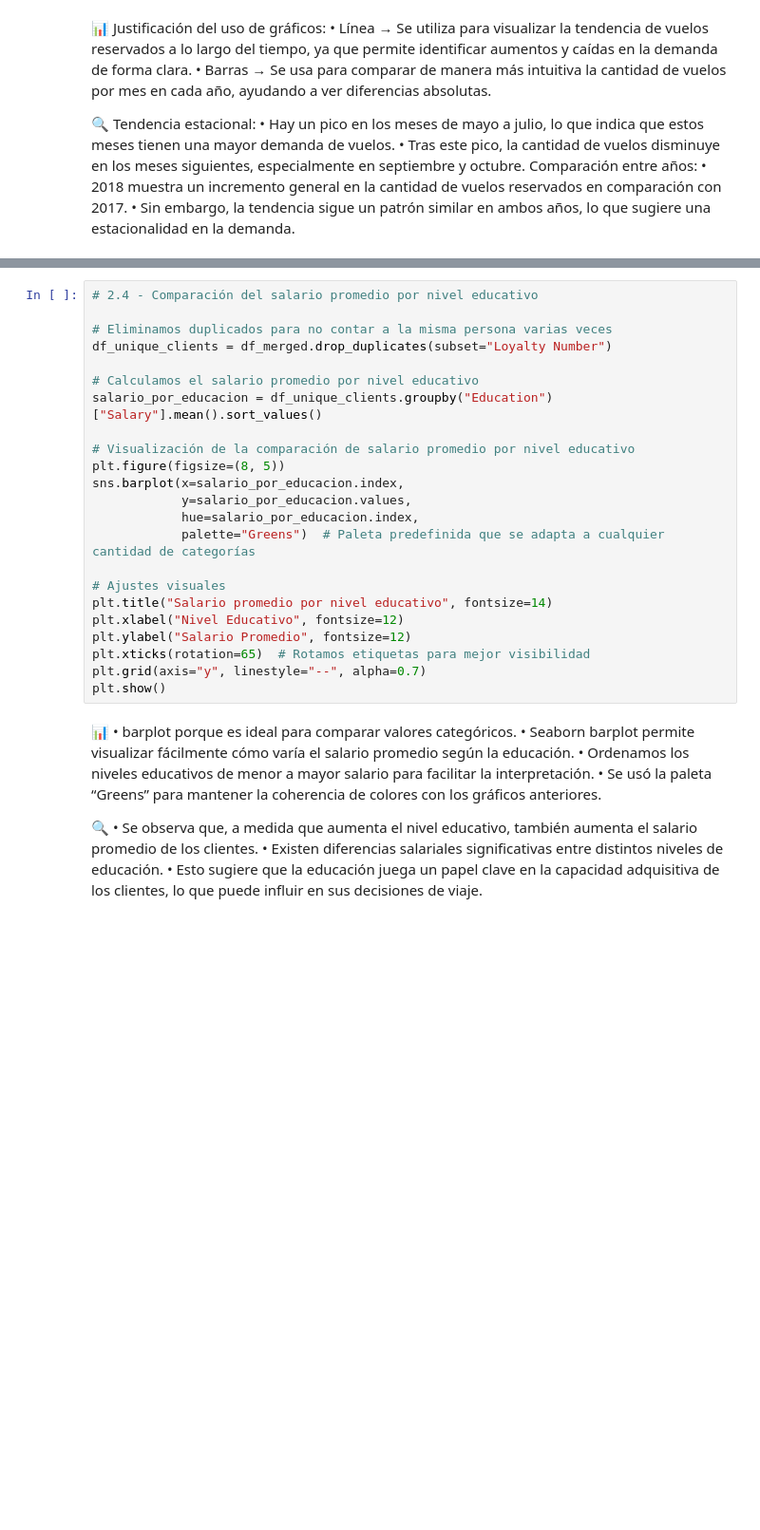
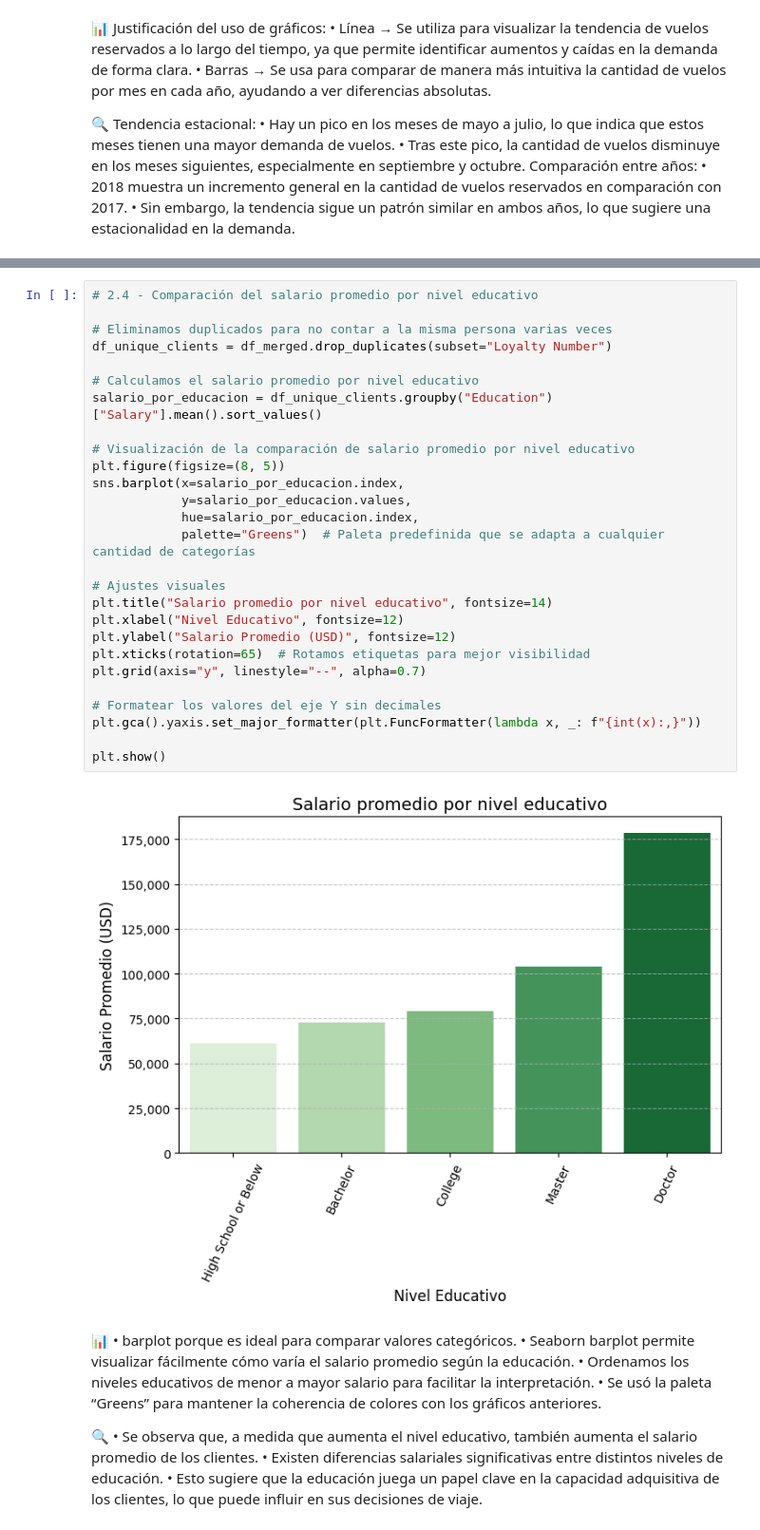
Before and after one commit to sara-rico/evaluacion-modulo3-SaraRico-aerolineas, a Jupyter notebook: evaluacion-modulo3-final-SaraRico-aerolineas.ipynb, the cells around one changed output, grey strips where cells are left out. Shown at 95% size. Saved outputs shown, nothing was run; the diff lists cells and outputs as text; blank space fills up the shorter version.

```diff
--- a/evaluacion-modulo3-final-SaraRico-aerolineas.ipynb
+++ b/evaluacion-modulo3-final-SaraRico-aerolineas.ipynb
@@ -252,26 +361,32 @@ plt.show()
 # %%
 # 2.4 - Comparación del salario promedio por nivel educativo
 
 # Eliminamos duplicados para no contar a la misma persona varias veces
 df_unique_clients = df_merged.drop_duplicates(subset="Loyalty Number")
 
 # Calculamos el salario promedio por nivel educativo
 salario_por_educacion = df_unique_clients.groupby("Education")["Salary"].mean().sort_values()
 
 # Visualización de la comparación de salario promedio por nivel educativo
 plt.figure(figsize=(8, 5))
 sns.barplot(x=salario_por_educacion.index,
             y=salario_por_educacion.values,
             hue=salario_por_educacion.index,
             palette="Greens")  # Paleta predefinida que se adapta a cualquier cantidad de categorías
 
 # Ajustes visuales
 plt.title("Salario promedio por nivel educativo", fontsize=14)
 plt.xlabel("Nivel Educativo", fontsize=12)
-plt.ylabel("Salario Promedio", fontsize=12)
+plt.ylabel("Salario Promedio (USD)", fontsize=12)
 plt.xticks(rotation=65)  # Rotamos etiquetas para mejor visibilidad
 plt.grid(axis="y", linestyle="--", alpha=0.7)
+
+# Formatear los valores del eje Y sin decimales
+plt.gca().yaxis.set_major_formatter(plt.FuncFormatter(lambda x, _: f"{int(x):,}"))
+
 plt.show()
+# %% [output]
+[figure, added]
 # %% [markdown]
 📊  •   barplot porque es ideal para comparar valores categóricos.
 	•	Seaborn barplot permite visualizar fácilmente cómo varía el salario promedio según la educación.
```
Also changed, not shown: parts of 23 cells of this notebook, 1 other file.
